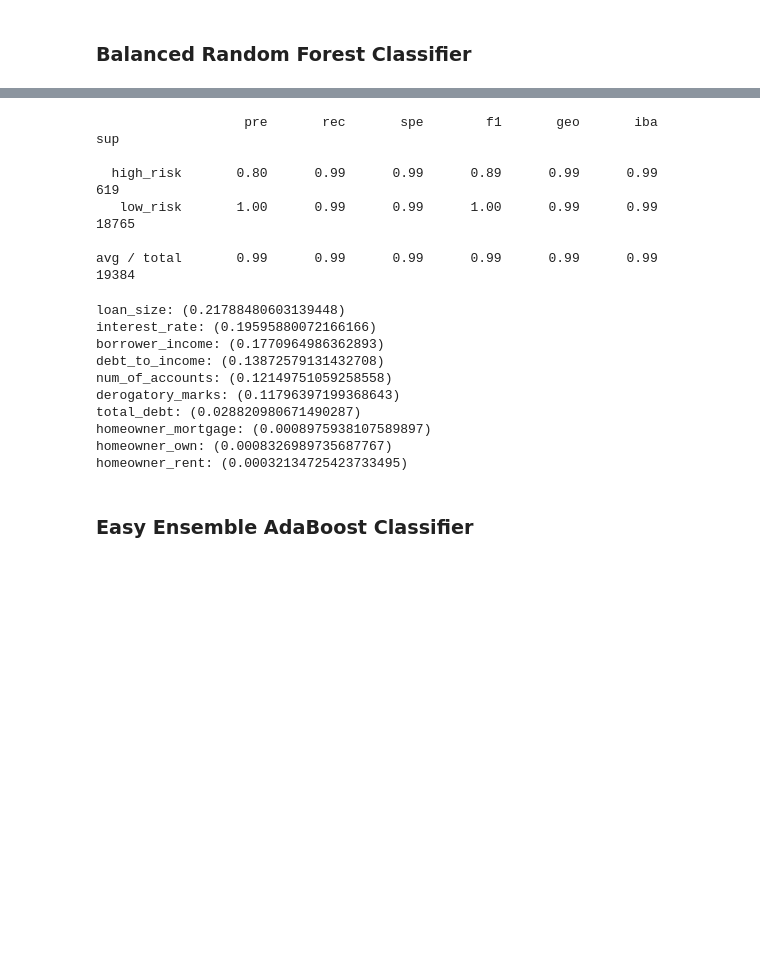
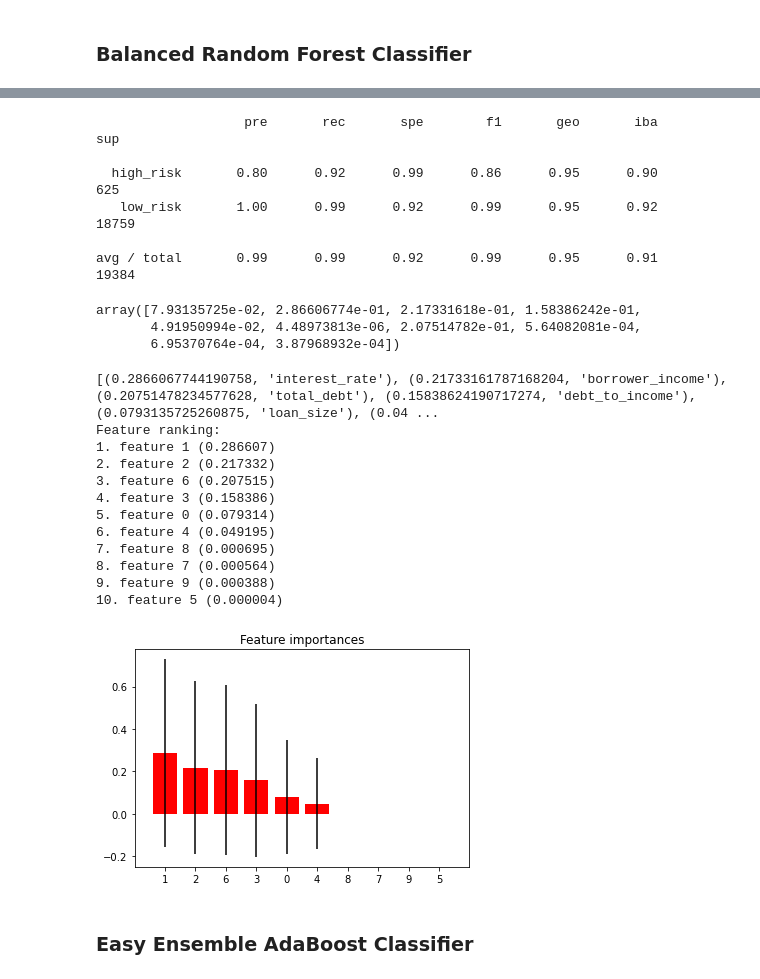
Before and after one commit to munipallea/Aug-25-Classification, a Jupyter notebook: HW-Submission/Starter_Code/credit_risk_ensemble.ipynb, the cells around one changed output, grey strips where cells are left out. Saved outputs shown, nothing was run; the diff lists cells and outputs as text; code cells hidden in the pictures; blank space fills up the shorter version.

```diff
--- a/HW-Submission/Starter_Code/credit_risk_ensemble.ipynb
+++ b/HW-Submission/Starter_Code/credit_risk_ensemble.ipynb
@@ -102,7 +102,8 @@ Note: Use a random state of 1 for each algorithm to ensure consistency between t
 # Resample the training data with the RandomOversampler
 # YOUR CODE HERE
 from imblearn.over_sampling import RandomOverSampler
-
-ros = RandomOverSampler(random_state=1)
-X_resampled, y_resampled = ros.fit_resample(X_train, y_train)
-Counter(y_resampled)
+from sklearn.ensemble import RandomForestClassifier
+from imblearn.ensemble import BalancedRandomForestClassifier
+brf = BalancedRandomForestClassifier(n_estimators=100, random_state=0)
+brf.fit(X_resampled, y_resampled)
+y_pred_BRF = brf.predict(X_test)
@@ -122,27 +156,56 @@ array([[  615,     4],
 # %%
 # Print the imbalanced classification report
-print(classification_report_imbalanced(y_test, y_pred))
+print(classification_report_imbalanced(y_test, y_pred_BRF))
 # %% [output]
                    pre       rec       spe        f1       geo       iba       sup
 
-  high_risk       0.80      0.99      0.99      0.89      0.99      0.99       619
-   low_risk       1.00      0.99      0.99      1.00      0.99      0.99     18765
+  high_risk       0.80      0.92      0.99      0.86      0.95      0.90       625
+   low_risk       1.00      0.99      0.92      0.99      0.95      0.92     18759
 
-avg / total       0.99      0.99      0.99      0.99      0.99      0.99     19384
+avg / total       0.99      0.99      0.92      0.99      0.95      0.91     19384
 # %%
 # List the features sorted in descending order by feature importance
-# YOUR CODE HERE
+brf.feature_importances_
 # %% [output]
-loan_size: (0.21788480603139448)
-interest_rate: (0.19595880072166166)
-borrower_income: (0.1770964986362893)
-debt_to_income: (0.13872579131432708)
-num_of_accounts: (0.12149751059258558)
-derogatory_marks: (0.11796397199368643)
-total_debt: (0.028820980671490287)
-homeowner_mortgage: (0.0008975938107589897)
-homeowner_own: (0.0008326989735687767)
-homeowner_rent: (0.00032134725423733495)
+array([7.93135725e-02, 2.86606774e-01, 2.17331618e-01, 1.58386242e-01,
+       4.91950994e-02, 4.48973813e-06, 2.07514782e-01, 5.64082081e-04,
+       6.95370764e-04, 3.87968932e-04])
+# %%
+importances = brf.feature_importances_
+print(sorted(zip(brf.feature_importances_, X.columns), reverse=True))
+
+std = np.std([tree.feature_importances_ for tree in brf.estimators_],
+             axis=0)
+indices = np.argsort(importances)[::-1]
+
+# Print the feature ranking
+print("Feature ranking:")
+
+for f in range(X.shape[1]):
+    print("%d. feature %d (%f)" % (f + 1, indices[f], importances[indices[f]]))
+
+# Plot the impurity-based feature importances of the forest
+plt.figure()
+plt.title("Feature importances")
+plt.bar(range(X.shape[1]), importances[indices],
+        color="r", yerr=std[indices], align="center")
+plt.xticks(range(X.shape[1]), indices)
+plt.xlim([-1, X.shape[1]])
+plt.show()
+# %% [output]
+[(0.2866067744190758, 'interest_rate'), (0.21733161787168204, 'borrower_income'), (0.20751478234577628, 'total_debt'), (0.15838624190717274, 'debt_to_income'), (0.0793135725260875, 'loan_size'), (0.04 ...
+Feature ranking:
+1. feature 1 (0.286607)
+2. feature 2 (0.217332)
+3. feature 6 (0.207515)
+4. feature 3 (0.158386)
+5. feature 0 (0.079314)
+6. feature 4 (0.049195)
+7. feature 8 (0.000695)
+8. feature 7 (0.000564)
+9. feature 9 (0.000388)
+10. feature 5 (0.000004)
+[figure, added]
 # %% [markdown]
 ### Easy Ensemble AdaBoost Classifier
 # %%
```
Also changed, not shown: parts of 5 cells of this notebook.
